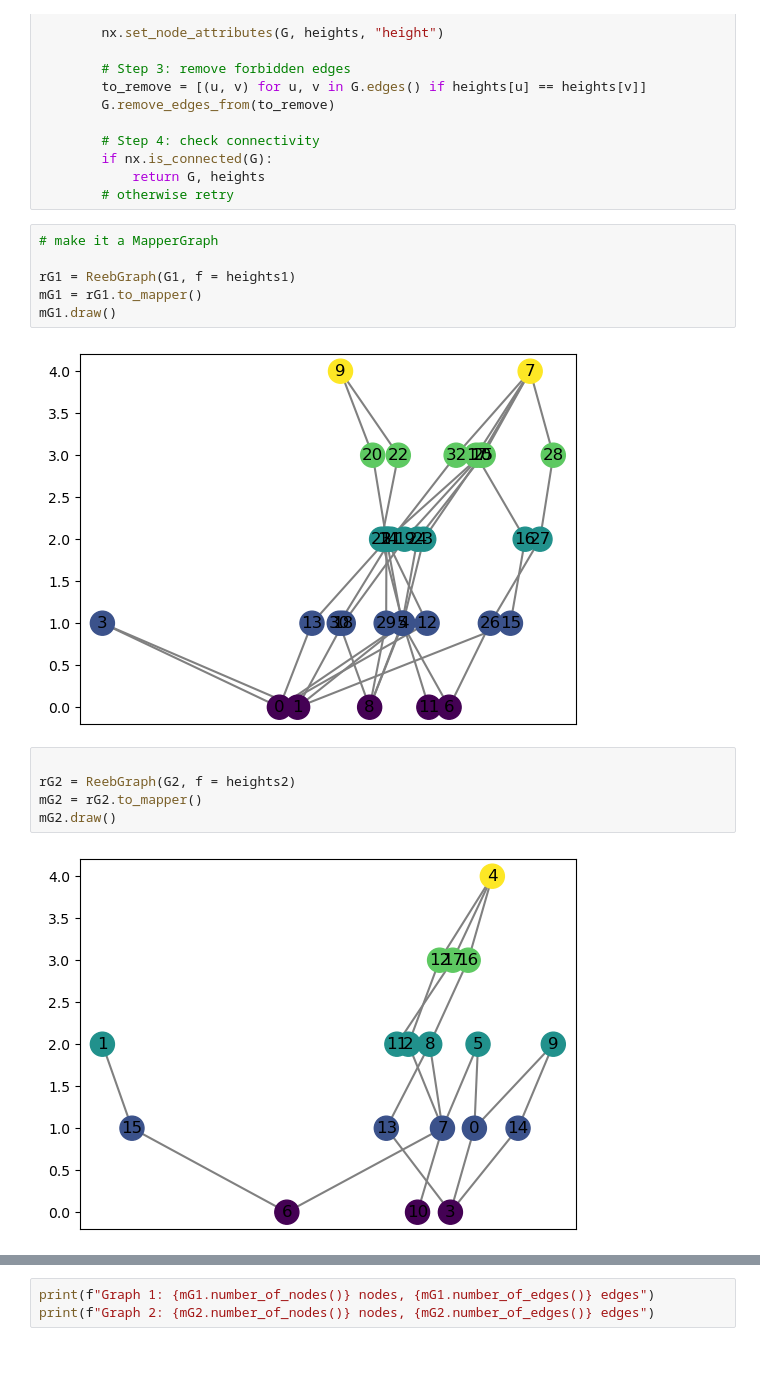
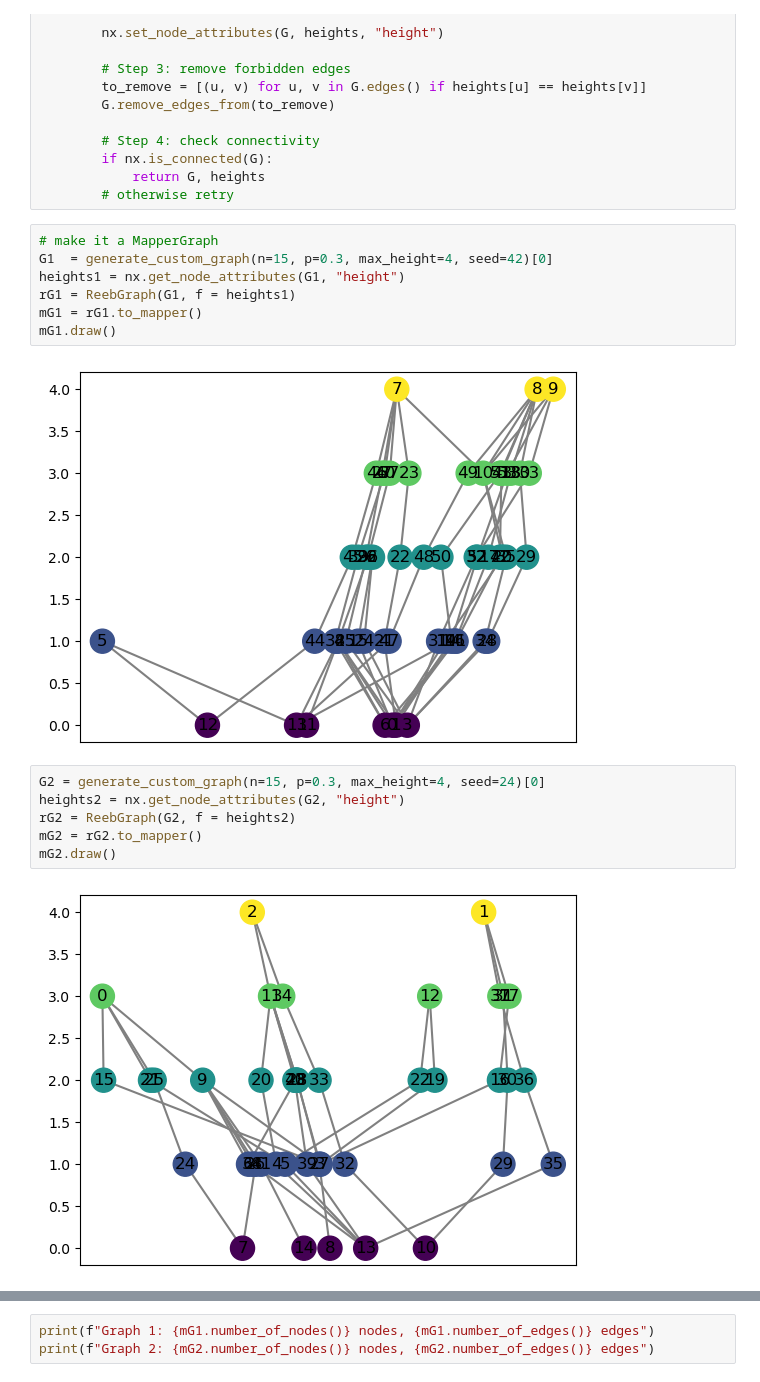
Before and after one commit to ishikaghosh2201/Mapper-Loss-Computation, a Jupyter notebook: sandbox.ipynb, the cells around one changed output, grey strips where cells are left out. Cells and saved outputs as stored; diff of their text form.

```diff
--- a/optimization_experiments.ipynb
+++ b/sandbox.ipynb
@@ -47,18 +47,20 @@ def generate_custom_graph(n=10, p=0.5, max_height=3, seed=None):
         # otherwise retry
 # %%
 # make it a MapperGraph
-
+G1  = generate_custom_graph(n=15, p=0.3, max_height=4, seed=42)[0]
+heights1 = nx.get_node_attributes(G1, "height")
 rG1 = ReebGraph(G1, f = heights1)
 mG1 = rG1.to_mapper()
 mG1.draw()
 # %% [output]
-[figure, old version]
+[figure, new version]
 # %%
-
+G2 = generate_custom_graph(n=15, p=0.3, max_height=4, seed=24)[0]
+heights2 = nx.get_node_attributes(G2, "height")
 rG2 = ReebGraph(G2, f = heights2)
 mG2 = rG2.to_mapper()
 mG2.draw()
 # %% [output]
-[figure, old version]
+[figure, new version]
 # %%
 myInt = Interleave(mG1, mG2)
```
Also changed, not shown: parts of 3 cells of this notebook, 4 other files.
